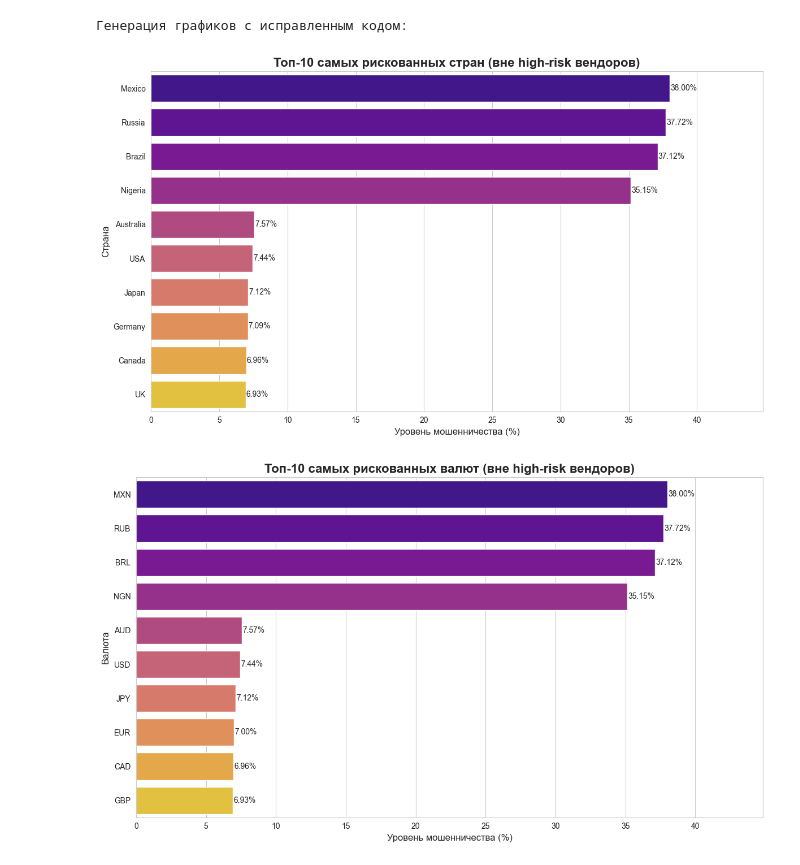
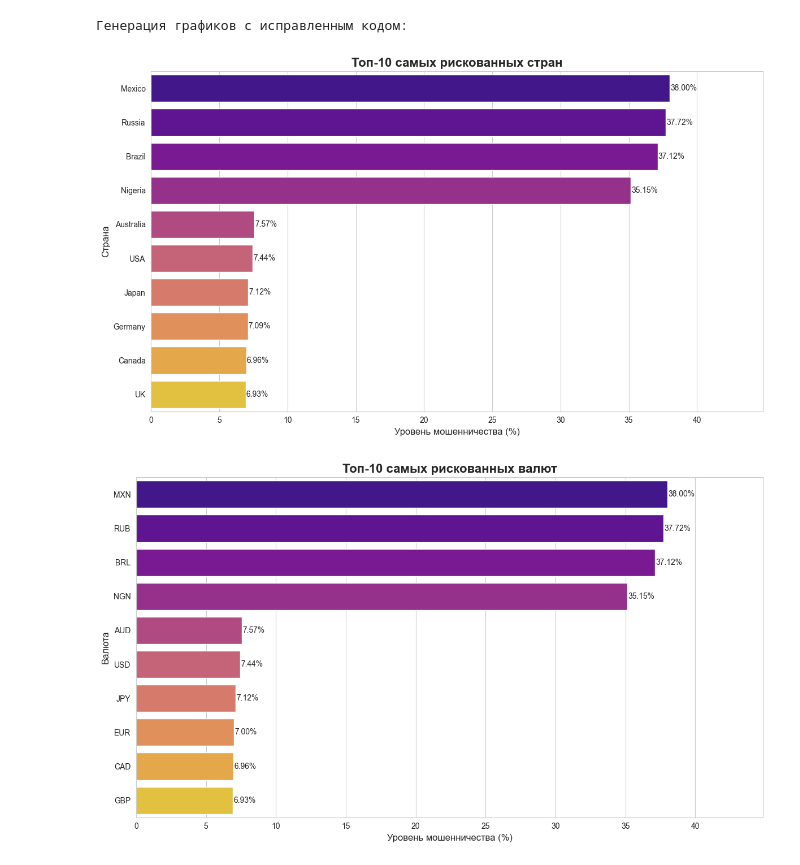
Before and after one commit to SCNya/data-mining, a Jupyter notebook: charts.ipynb, the cells around one changed output. Saved outputs shown, nothing was run; the diff lists cells and outputs as text; code cells hidden in the pictures.

Commit message:
Upd charts and readme

```diff
--- a/charts.ipynb
+++ b/charts.ipynb
@@ -31,7 +31,6 @@ def analyze_and_plot_risk(dataframe, category_column, top_n=10):
 
     plt.figure(figsize=(12, 7))
 
-    # --- ИСПРАВЛЕННАЯ СТРОКА ---
     # Мы явно указываем, что цветом (hue) нужно выделить категории с оси Y,
     # и отключаем ненужную в данном случае легенду.
     ax = sns.barplot(
@@ -43,36 +42,35 @@ def analyze_and_plot_risk(dataframe, category_column, top_n=10):
         hue=category_column,  # Явно указываем, что раскрашивать
         legend=False          # Отключаем дублирующую легенду
     )
-    # --- КОНЕЦ ИСПРАВЛЕНИЯ ---
 
     for p in ax.patches:
         width = p.get_width()
         plt.text(width + 0.05, p.get_y() + p.get_height() / 2, f'{width:.2f}%', va='center')
 
     title_map = {
         'country': 'стран', 'currency': 'валют',
         'card_type': 'типов карт', 'channel': 'каналов'
     }
     category_map = {
         'country': 'Страна', 'currency': 'Валюта',
         'card_type': 'Тип карты (средство платежа)', 'channel': 'Канал'
     }
 
-    plt.title(f'Топ-{top_n} самых рискованных {title_map.get(category_column)} (вне high-risk вендоров)', fontsize=16, weight='bold')
+    plt.title(f'Топ-{top_n} самых рискованных {title_map.get(category_column)}', fontsize=16, weight='bold')
     plt.xlabel('Уровень мошенничества (%)', fontsize=12)
     plt.ylabel(category_map.get(category_column), fontsize=12)
     plt.xlim(0, top_risky['fraud_rate'].max() * 1.18)
     plt.tight_layout()
     plt.show()
 
-# --- Повторный запуск для генерации графиков без предупреждений ---
+# --- Запуск для генерации графиков ---
 if not df.empty:
     print("Генерация графиков с исправленным кодом:")
     analyze_and_plot_risk(safe_vendors_df, 'country')
     analyze_and_plot_risk(safe_vendors_df, 'currency')
     analyze_and_plot_risk(safe_vendors_df, 'card_type')
     analyze_and_plot_risk(safe_vendors_df, 'channel')
 # %% [output]
 Генерация графиков с исправленным кодом:
-[figure, old version]
+[figure, new version]
-[figure, old version]
+[figure, new version]
```
Also changed, not shown: parts of 2 cells of this notebook, 1 other file.
